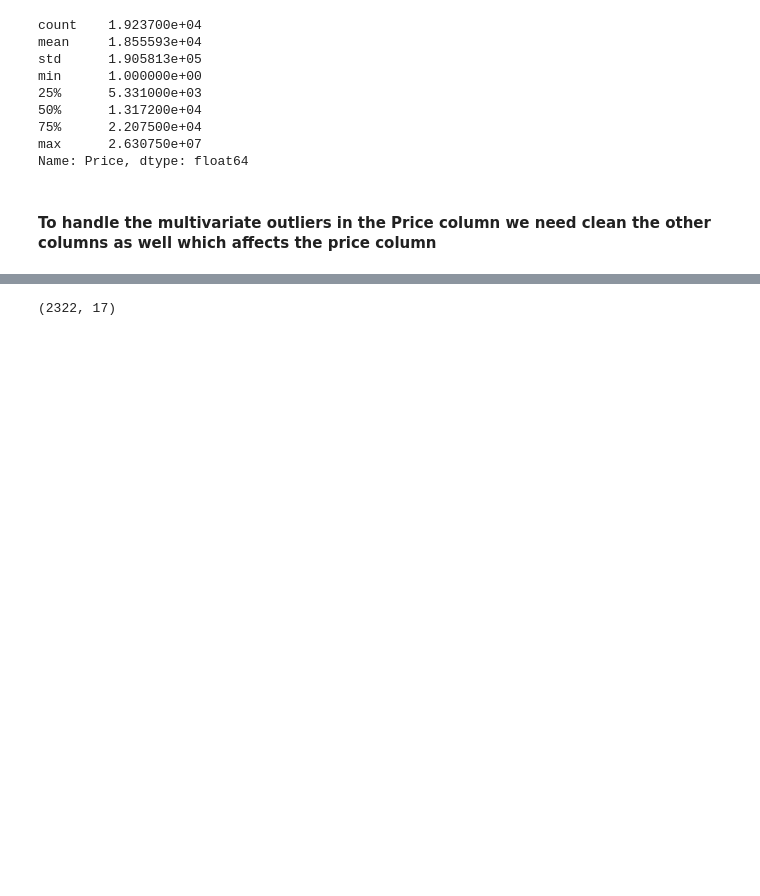
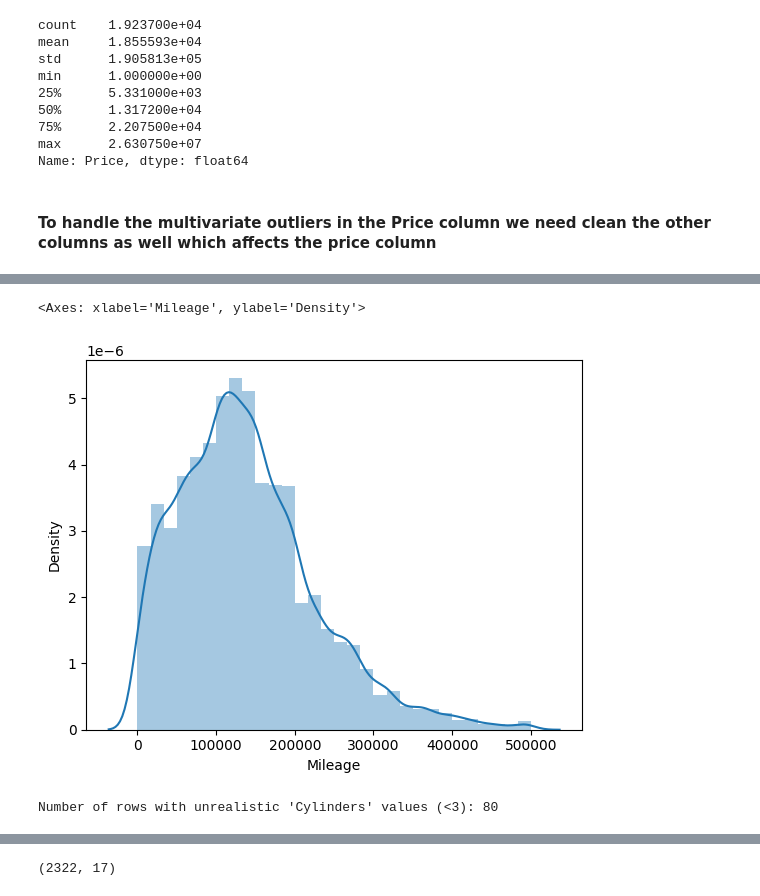
Before and after one commit to SumanGouda/Scikit-Learn-, a Jupyter notebook: PROJECT/CAR PRICE PREDICTION/car_price_prediction.ipynb, the cells around one changed output, grey strips where cells are left out. Saved outputs shown, nothing was run; the diff lists cells and outputs as text; code cells hidden in the pictures; blank space fills up the shorter version.

```diff
--- a/PROJECT/CAR PRICE PREDICTION/car_price_prediction.ipynb
+++ b/PROJECT/CAR PRICE PREDICTION/car_price_prediction.ipynb
@@ -69,24 +113,15 @@ print(f"Number of rows with absurd mileage ({absurd_value}): {absurd_count}")
 print(f"Percentage of total data: {(absurd_count / len(df)) * 100:.2f}%")
 
 # Also, check for other very high values (e.g., over 1,000,000 km)
-very_high_count = (df['Mileage'] > 1000000).sum()
-print(f"Number of rows with mileage > 1,000,000 km: {very_high_count}")
+unreal_mileage = (df['Mileage'] < 100) | (df['Mileage'] > 500000).sum()
+print(f"Number of rows with unrealistic mileage: {unreal_mileage}")
+original_shape = df.shape
 
-# Remove rows with the specific absurd value and other impossibly high mileages
-df = df[df['Mileage'] < 500000] # Set a realistic upper limit
-print(f"Shape before cleaning: {df.shape}")
+df.loc[(df['Mileage'] < 100) | (df['Mileage'] > 500000), 'Mileage'] = np.nan
 
-LOWER_BOUND = 100    # or 5000, adjust based on your investigation
-UPPER_BOUND = 400000
-
-# Create a clean DataFrame by keeping only rows within realistic bounds
-df = df[(df['Mileage'] >= LOWER_BOUND) & (df['Mileage'] <= UPPER_BOUND)]
-# This also removes the huge 2.1 billion value
-
-print("CLEANED DATA SUMMARY:")
-print(df['Mileage'].describe())
-print("\nSkewness:", df['Mileage'].skew())
-print(f"Shape after cleaning: {df.shape}")
+print(f"Shape before cleaning: {original_shape}")
+print(f"Shape after cleaning: {df.shape}")  # The shape should be THE SAME
+print(f"Number of unrealistic mileage values converted to NaN: {df['Mileage'].isna().sum()}")
 # %% [output]
 Number of rows with absurd mileage (2147483647): 7
 Percentage of total data: 0.04%
@@ -107,0 +167,17 @@ Shape after cleaning: (18041, 16)
+# %%
+sns.distplot(df['Mileage'], bins=30, kde=True)
+# %% [output]
+<Axes: xlabel='Mileage', ylabel='Density'>
+[figure, added]
+# %%
+df['Cylinders'].describe()
+
+df[df['Cylinders'] < 3] = np.nan
+print(f"Number of rows with unrealistic 'Cylinders' values (<3): {df['Cylinders'].isna().sum()}")
+
+# Applying the same technique as i applied to the 'Mileage' column to fill these unusual 'Cylinders' values
+df['Cylinders'] = df.groupby(['Engine volume', 'Gear type_Manual', 'Gear type_Tiptronic', 'Gear type_Variator', 'Engine Type'])['Cylinders'].transform(
+    lambda x: x.fillna(x.mode()[0]) if not x.mode().empty else x.fillna(df['Cylinders'].mode()[0])
+)
+# %% [output]
+Number of rows with unrealistic 'Cylinders' values (<3): 80
```
Also changed, not shown: parts of 20 cells of this notebook, 1 other file.
